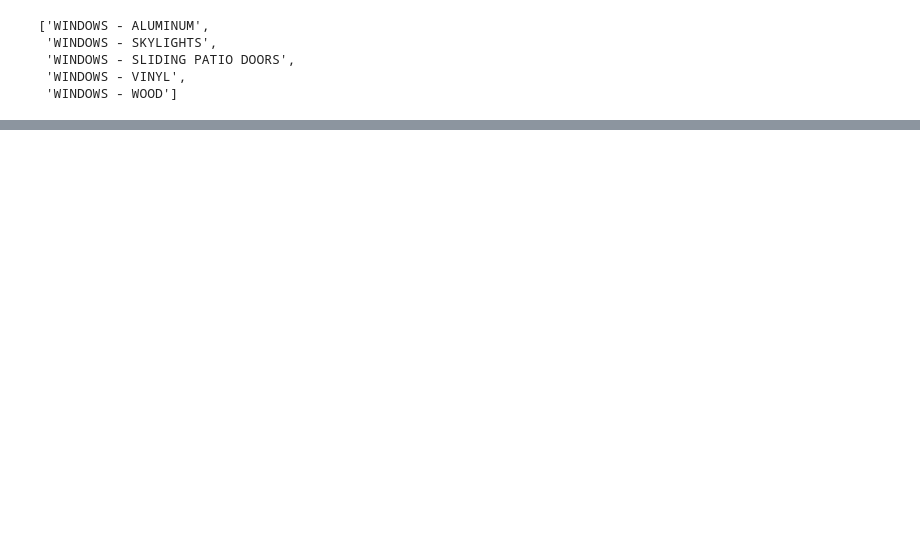
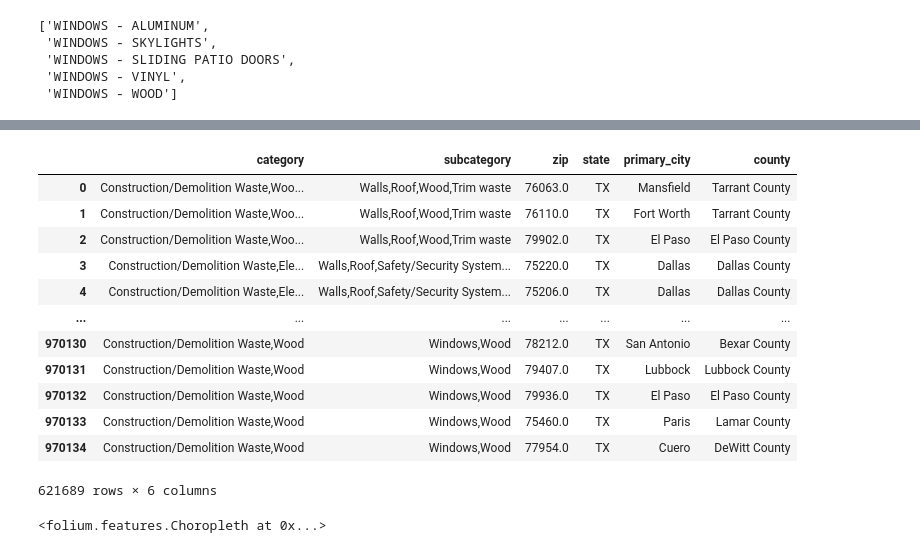
Before and after one commit to ssuchek/Travelers, a Jupyter notebook: investigation.ipynb, the cells around one changed output, grey strips where cells are left out. Saved outputs shown, nothing was run; the diff lists cells and outputs as text; code cells hidden in the pictures; blank space fills up the shorter version.

```diff
--- a/investigation.ipynb
+++ b/investigation.ipynb
@@ -201,0 +796,16 @@ save_data_to_csv(data, csv_file, index=False)
+# %%
+def calculate_zip_code_mapping(categorised_claims, filename, data=None):
+
+        if data is None:
+            data = categorised_claims.copy()
+
+            states = []
+            zipcode_data = load_zipcode_map(filename="/Users/user/Documents/Pentatonic/Travelers/data/zip_code_database_enterprise.csv", states=states)
+
+            if zipcode_data is None:
+                print("No ZIP data loaded. Returning initial data set")
+                return dat
+
+            data = data[["category", "subcategory", "zip", "state"]].merge(zipcode_data[["zip", "primary_city", "county"]], how="left", on=["zip"])
+
+        return data
@@ -201,0 +835,16 @@ save_data_to_csv(data, csv_file, index=False)
+# %%
+pp_data[pp_data["category"].fillna("").str.contains("Construction/Demolition Waste")]
+# %% [output]
+|  | category | subcategory | zip | state | primary_city | county |
+| 0 | Construction/Demolition Waste,Woo... | Walls,Roof,Wood,Trim waste | 76063.0 | TX | Mansfield | Tarrant County |
+| 1 | Construction/Demolition Waste,Woo... | Walls,Roof,Wood,Trim waste | 76110.0 | TX | Fort Worth | Tarrant County |
+| 2 | Construction/Demolition Waste,Woo... | Walls,Roof,Wood,Trim waste | 79902.0 | TX | El Paso | El Paso County |
+| 3 | Construction/Demolition Waste,Ele... | Walls,Roof,Safety/Security System... | 75220.0 | TX | Dallas | Dallas County |
+| 4 | Construction/Demolition Waste,Ele... | Walls,Roof,Safety/Security System... | 75206.0 | TX | Dallas | Dallas County |
+| ... | ... | ... | ... | ... | ... | ... |
+| 970130 | Construction/Demolition Waste,Wood | Windows,Wood | 78212.0 | TX | San Antonio | Bexar County |
+| 970131 | Construction/Demolition Waste,Wood | Windows,Wood | 79407.0 | TX | Lubbock | Lubbock County |
+| 970132 | Construction/Demolition Waste,Wood | Windows,Wood | 79936.0 | TX | El Paso | El Paso County |
+| 970133 | Construction/Demolition Waste,Wood | Windows,Wood | 75460.0 | TX | Paris | Lamar County |
+| 970134 | Construction/Demolition Waste,Wood | Windows,Wood | 77954.0 | TX | Cuero | DeWitt County |
+621689 rows × 6 columns
@@ -201,0 +860,17 @@ save_data_to_csv(data, csv_file, index=False)
+# %%
+import folium
+
+texas_map = folium.Map(location=[31.906490, -98.624192], default_zoom_start=0.2)
+
+folium.Choropleth(
+    geo_data="/Users/user/Documents/Pentatonic/Travelers/data/tx_texas_zip_codes_geo.min.json",
+    data=map_data,
+    columns=['ZIP', 'category'],
+    key_on='feature.properties.ZCTA5CE10',
+    fill_color='YlOrRd',
+    fill_opacity=0.7,
+    line_opacity=0.2,
+    legend_name='Industrial equipment'
+).add_to(texas_map)
+# %% [output]
+<folium.features.Choropleth at 0x...>
```
Also changed, not shown: parts of 30 cells of this notebook, 13 other files.
